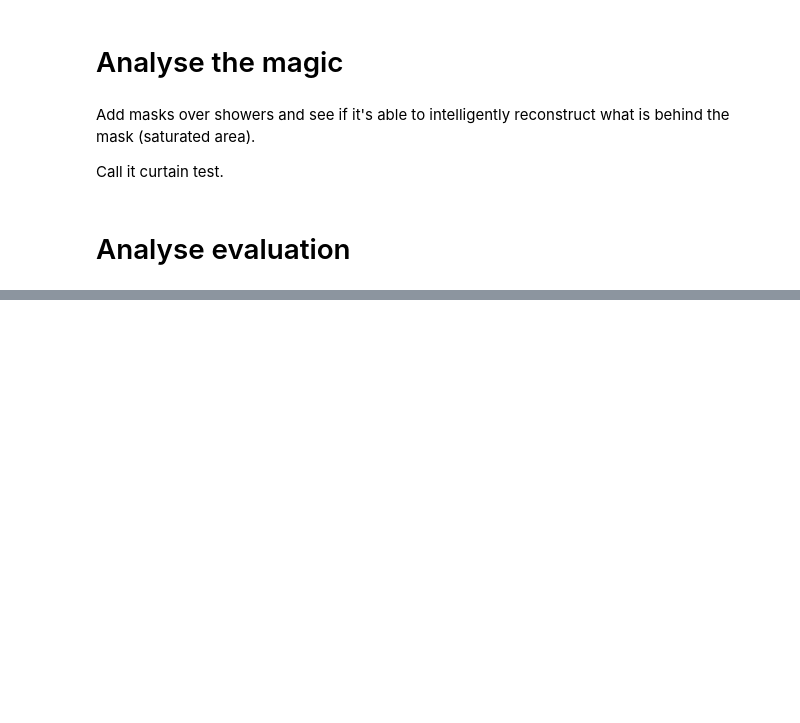
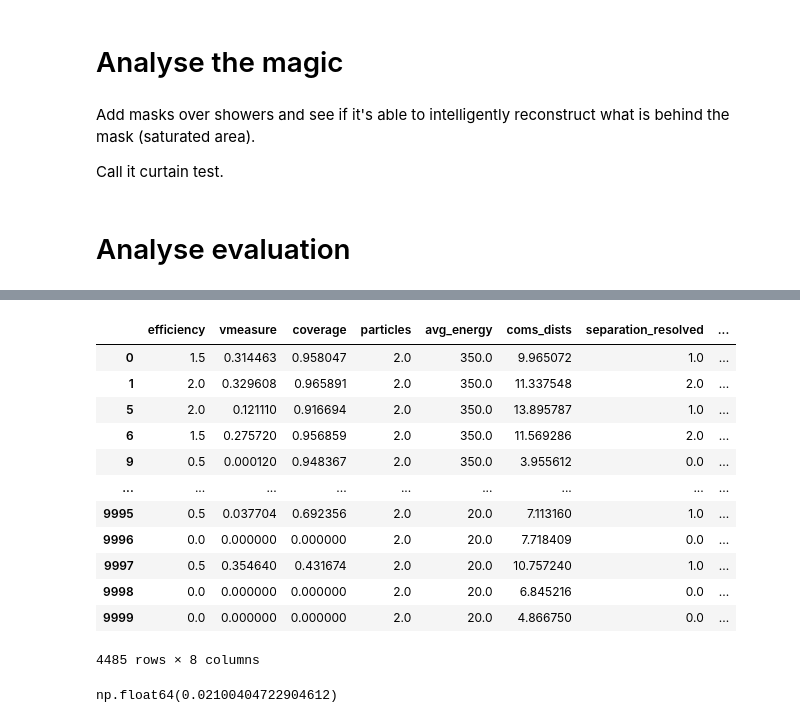
Before and after one commit to Bjartensen/python_focalh_clustering, a Jupyter notebook: notebooks/study.ipynb, the cells around one changed output, grey strips where cells are left out. Saved outputs shown, nothing was run; the diff lists cells and outputs as text; code cells hidden in the pictures; blank space fills up the shorter version.

```diff
--- a/notebooks/study.ipynb
+++ b/notebooks/study.ipynb
@@ -440,6 +210,5 @@ res.mean()
 # %%
 def dist(coms):
-    print(len(coms))
     dists = [None]*len(coms)
     for i in range(len(coms)):
         diff = coms[i][:, np.newaxis, :] - coms[i][np.newaxis, :, :]
@@ -447,26 +216,3 @@ def dist(coms):
         upper_tri = dist[np.triu_indices_from(dist, k=1)]
         dists[i] = upper_tri.mean()
     return dists
-
-
-def to_dataframe(d):
-#    print(d["method"])
-    df = pd.DataFrame({
-        "efficiency": d["eval"]["efficiency"],
-        "vmeasure": d["eval"]["vmeasure"],
-#        "vmeasure_weighted": d["vmeasure_weighted"],
-        "coverage": d["eval"]["coverage"],
-        "particles": d["eval"]["particles"],
-        "avg_energy": d["eval"]["avg_energy"],
-        "coms_dists" : dist(d["eval"]["coms"]),
-        "separation_resolved" : d["eval"]["separation"][:,0],
-        "separation_total" : d["eval"]["separation"][:,1],
-                         })
-    return df
-
-
-
-df_ma = to_dataframe(ma_eval)
-#df_cnn = to_dataframe(cnn_eval)
-#df_hdbscan = to_dataframe(hdbscan_eval)
-#df_dbscan = to_dataframe(dbscan_eval)
@@ -669,2 +424,26 @@ plot_separation(df_ma[two_mask & eff_mask],10,ax)
+# %%
+df_kmeans[df_kmeans["efficiency"] != 1]
+df_ma[df_ma["efficiency"] != 1]
+# %% [output]
+|  | efficiency | vmeasure | coverage | particles | avg_energy | coms_dists | separation_resolved | ... |
+| 0 | 1.5 | 0.314463 | 0.958047 | 2.0 | 350.0 | 9.965072 | 1.0 | ... |
+| 1 | 2.0 | 0.329608 | 0.965891 | 2.0 | 350.0 | 11.337548 | 2.0 | ... |
+| 5 | 2.0 | 0.121110 | 0.916694 | 2.0 | 350.0 | 13.895787 | 1.0 | ... |
+| 6 | 1.5 | 0.275720 | 0.956859 | 2.0 | 350.0 | 11.569286 | 2.0 | ... |
+| 9 | 0.5 | 0.000120 | 0.948367 | 2.0 | 350.0 | 3.955612 | 0.0 | ... |
+| ... | ... | ... | ... | ... | ... | ... | ... | ... |
+| 9995 | 0.5 | 0.037704 | 0.692356 | 2.0 | 20.0 | 7.113160 | 1.0 | ... |
+| 9996 | 0.0 | 0.000000 | 0.000000 | 2.0 | 20.0 | 7.718409 | 0.0 | ... |
+| 9997 | 0.5 | 0.354640 | 0.431674 | 2.0 | 20.0 | 10.757240 | 1.0 | ... |
+| 9998 | 0.0 | 0.000000 | 0.000000 | 2.0 | 20.0 | 6.845216 | 0.0 | ... |
+| 9999 | 0.0 | 0.000000 | 0.000000 | 2.0 | 20.0 | 4.866750 | 0.0 | ... |
+4485 rows × 8 columns
+# %%
+def standard_error_of_proportion(p,n):
+    return np.sqrt((p*(1-p))/n)
+
+standard_error_of_proportion(0.157, 300)
+# %% [output]
+np.float64(0.02100404722904612)
 # %%
 df_ma[two_mask]
```
Also changed, not shown: parts of 26 cells of this notebook, 6 other files.
